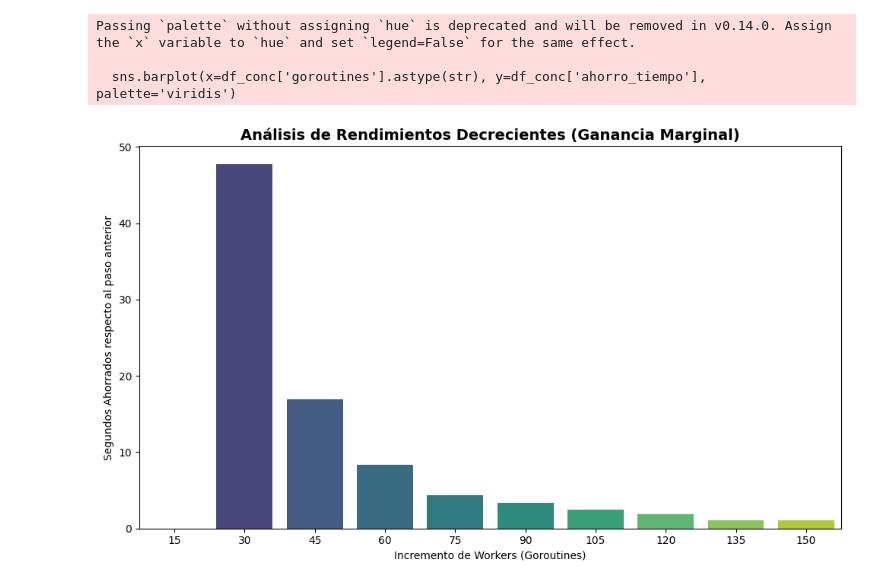
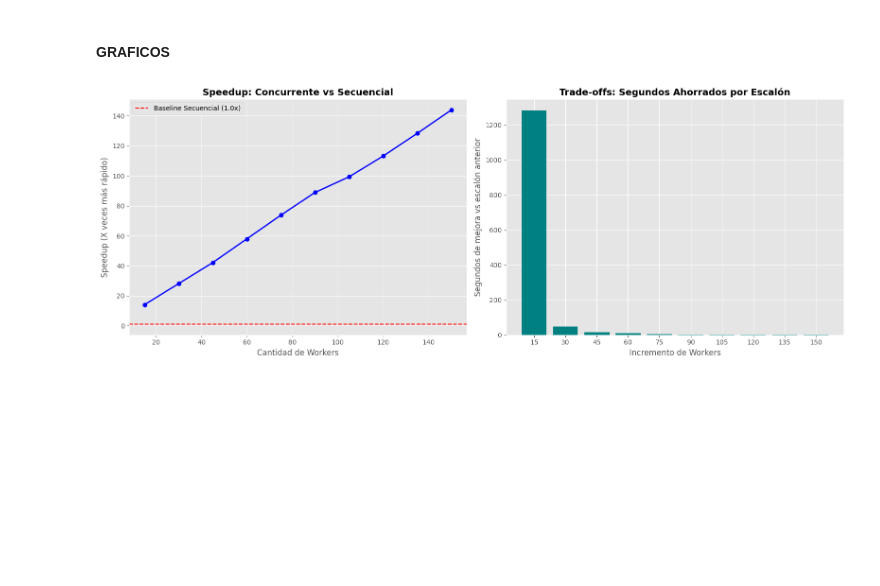
Before and after one commit to JoanixX/semantic-search-court-records, a Jupyter notebook: notebooks/metrics/metrics2.ipynb, the cells around one changed output. Saved outputs shown, nothing was run; the diff lists cells and outputs as text; code cells hidden in the pictures; blank space fills up the shorter version.

Commit message:
Analisis de las metricas con los nuevos resultados

```diff
--- a/notebooks/metrics/metrics2.ipynb
+++ b/notebooks/metrics/metrics2.ipynb
@@ -5,3 +6,7 @@ import seaborn as sns
+# %%
+# 1. Configuración de variables globales
+TOTAL_REGISTROS = 1048575
+MUESTRA_SECUENCIAL = 20000
 # %%
-df_sec = pd.read_csv('metricas_secuencial.csv')
-df_conc = pd.read_csv('metricas_concurrente.csv')
+df_sec = pd.read_csv('../../cmd/secuential_cleaner/metricas_secuencial_100.csv')
+df_conc = pd.read_csv('../../cmd/concurrent_cleaner/metricas_concurrente.csv')
@@ -8,7 +15,11 @@ df_conc = pd.read_csv('metricas_concurrente.csv')
 # %%
-#Tiempo promedio de cada modelo
-tiempo_promedio_sec = df_sec['tiempo_segundos'].mean()
-tiempo_promedio_conc = df_conc['tiempo_segundos'].mean()
-print(f'Tiempo promedio secuencial: {tiempo_promedio_sec:.2f} segundos')
-print(f'Tiempo promedio concurrente: {tiempo_promedio_conc:.2f} segundos')
+# Calculamos la media recortada al 10% (0.1 por cada lado = 20% de datos descartados)
+media_recortada_sec_muestra = trim_mean(df_sec['tiempo_segundos'], 0.1)
+
+# Proyectamos el tiempo para el dataset completo
+tiempo_secuencial_total = (media_recortada_sec_muestra / MUESTRA_SECUENCIAL) * TOTAL_REGISTROS
+
+print(f"--- MÉTRICAS SECUENCIALES ---")
+print(f"Media recortada (20k registros): {media_recortada_sec_muestra:.4f} s")
+print(f"Tiempo Proyectado ({TOTAL_REGISTROS} registros): {tiempo_secuencial_total:.4f} s\n")
 # %% [output]
@@ -73,21 +64,24 @@ plt.show()
-# %%
-# ==========================================
-# GRÁFICA 4: Análisis de Ganancia Marginal (Rendimientos Decrecientes)
-# ==========================================
-# Calculamos cuánto tiempo "ahorramos" por cada bloque de 15 workers adicionales
-df_conc['ahorro_tiempo'] = df_conc['tiempo_segundos'].shift(1) - df_conc['tiempo_segundos']
-df_conc['ahorro_tiempo'] = df_conc['ahorro_tiempo'].fillna(0)
-
-plt.figure(figsize=(10, 6))
-sns.barplot(x=df_conc['goroutines'].astype(str), y=df_conc['ahorro_tiempo'], palette='viridis')
-plt.title('Análisis de Rendimientos Decrecientes (Ganancia Marginal)', fontsize=14, fontweight='bold')
-plt.xlabel('Incremento de Workers (Goroutines)')
-plt.ylabel('Segundos Ahorrados respecto al paso anterior')
-plt.tight_layout()
-plt.savefig('grafica_4_rendimientos_decrecientes.png')
-plt.show()
-# %% [output]
-Passing `palette` without assigning `hue` is deprecated and will be removed in v0.14.0. Assign the `x` variable to `hue` and set `legend=False` for the same effect.
-
-  sns.barplot(x=df_conc['goroutines'].astype(str), y=df_conc['ahorro_tiempo'], palette='viridis')
-[figure, removed]
+# %% [markdown]
+#### GRAFICOS
+# %%
+plt.style.use('ggplot')
+fig, (ax1, ax2) = plt.subplots(1, 2, figsize=(16, 6))
+
+# Gráfico 1: Curva de Speedup
+ax1.plot(resultados['workers'], resultados['speedup'], marker='o', color='b', linewidth=2)
+ax1.set_title('Speedup: Concurrente vs Secuencial', fontsize=14, fontweight='bold')
+ax1.set_xlabel('Cantidad de Workers', fontsize=12)
+ax1.set_ylabel('Speedup (X veces más rápido)', fontsize=12)
+ax1.axhline(y=1, color='r', linestyle='--', label='Baseline Secuencial (1.0x)')
+ax1.legend()
+
+# Gráfico 2: Trade-offs (Ganancia Marginal)
+bars = ax2.bar(resultados['workers'].astype(str), resultados['segundos_ahorrados'], color='teal')
+ax2.set_title('Trade-offs: Segundos Ahorrados por Escalón', fontsize=14, fontweight='bold')
+ax2.set_xlabel('Incremento de Workers', fontsize=12)
+ax2.set_ylabel('Segundos de mejora vs escalón anterior', fontsize=12)
+
+plt.tight_layout()
+plt.show()
+# %% [output]
+[figure, added]
```
Also changed, not shown: parts of 8 cells of this notebook, 4 other files.
